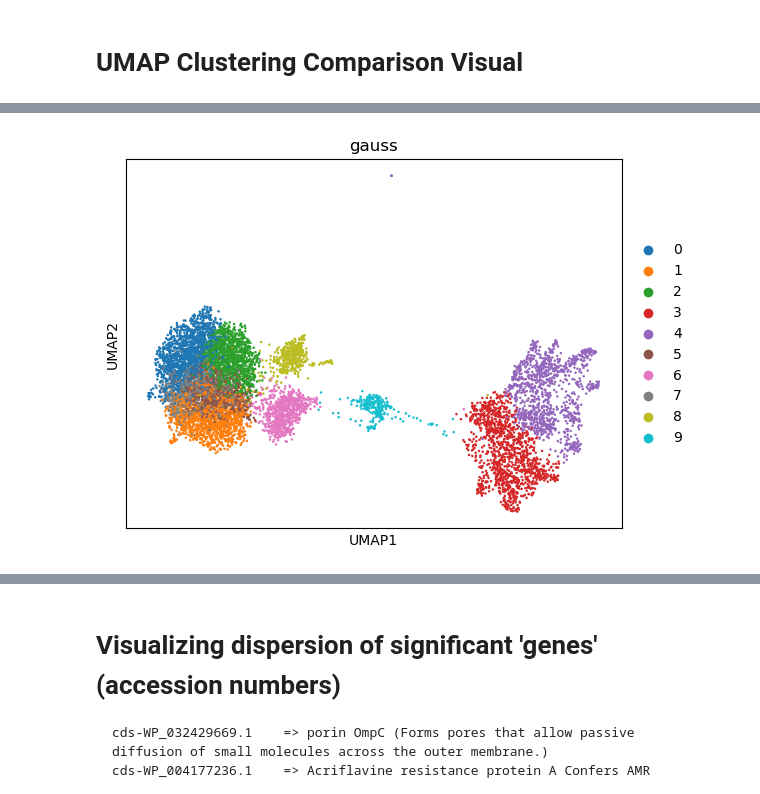
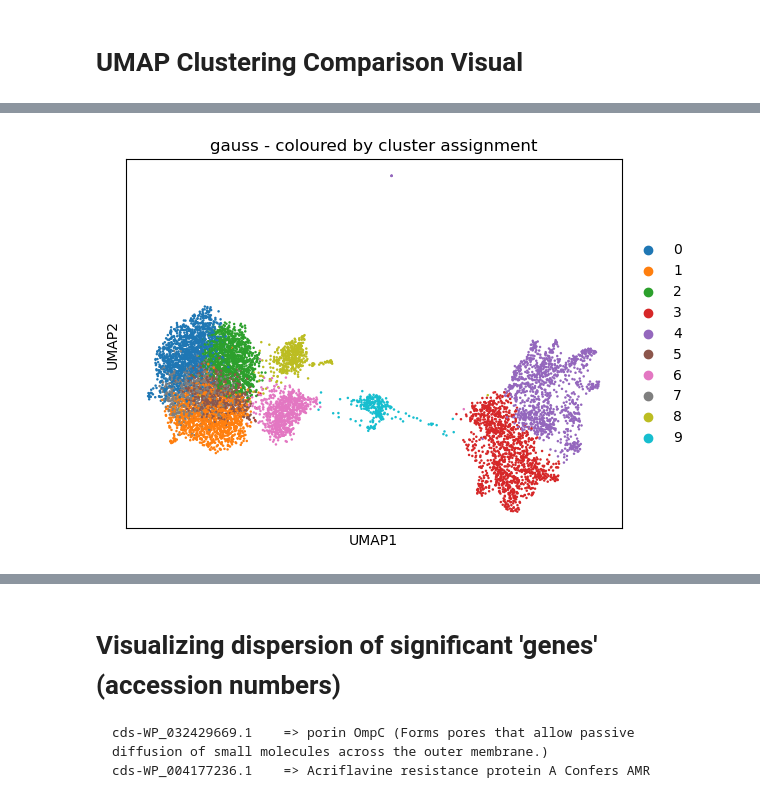
Before and after one commit to Dennis-Bersenev/GeneratingResistance, a Jupyter notebook: src/bacdrop_exploration.ipynb, the cells around one changed output, grey strips where cells are left out. Drawn from its saved outputs; the diff is of its cells as text; code cells hidden in the pictures.

Commit message:
added more visuals to example notebook

```diff
--- a/src/bacdrop_exploration.ipynb
+++ b/src/bacdrop_exploration.ipynb
@@ -64,4 +78,4 @@ sc.pl.umap(adata_knn, use_raw=False, color='leiden', title="knn")
 # %%
-sc.pl.umap(adata_gauss, use_raw=False, color='leiden', title="gauss")
+sc.pl.umap(adata_gauss, use_raw=False, color='leiden', title="gauss - coloured by cluster assignment")
 # %% [output]
-[figure, old version]
+[figure, new version]
```
Also changed, not shown: parts of 6 cells of this notebook.
